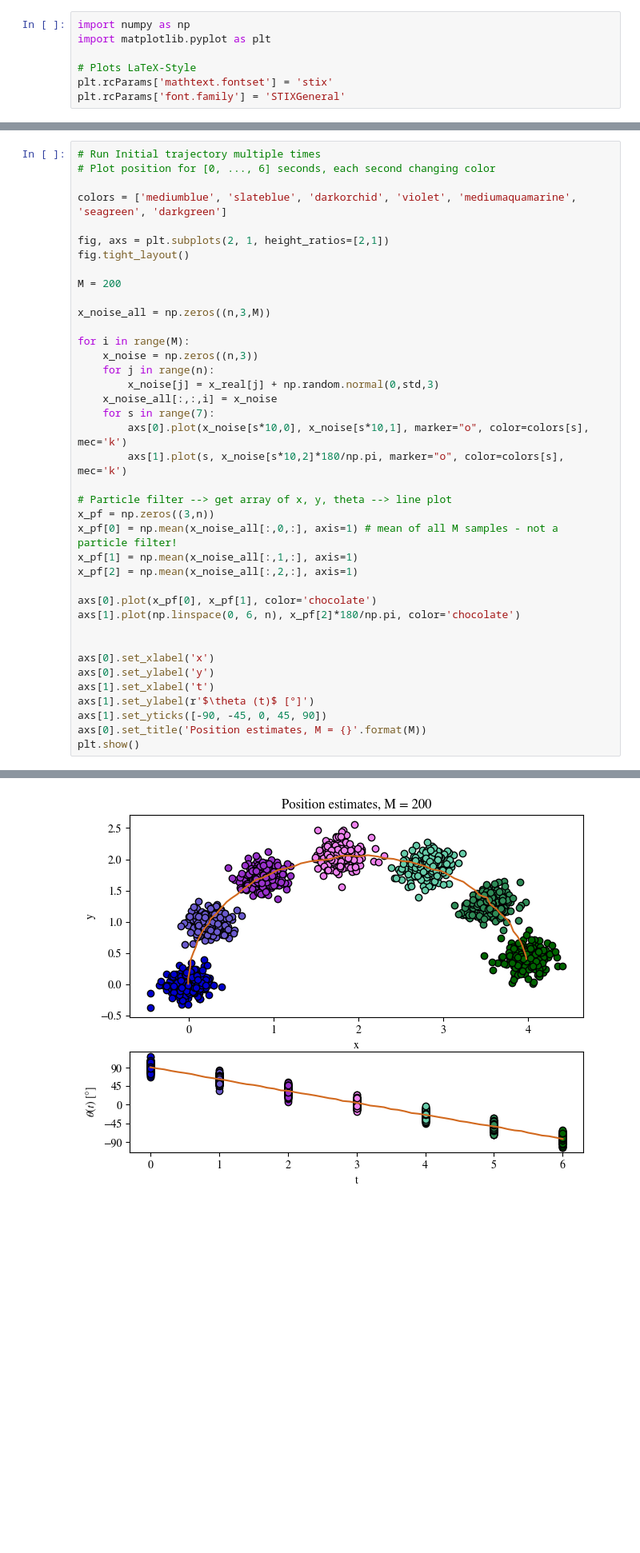
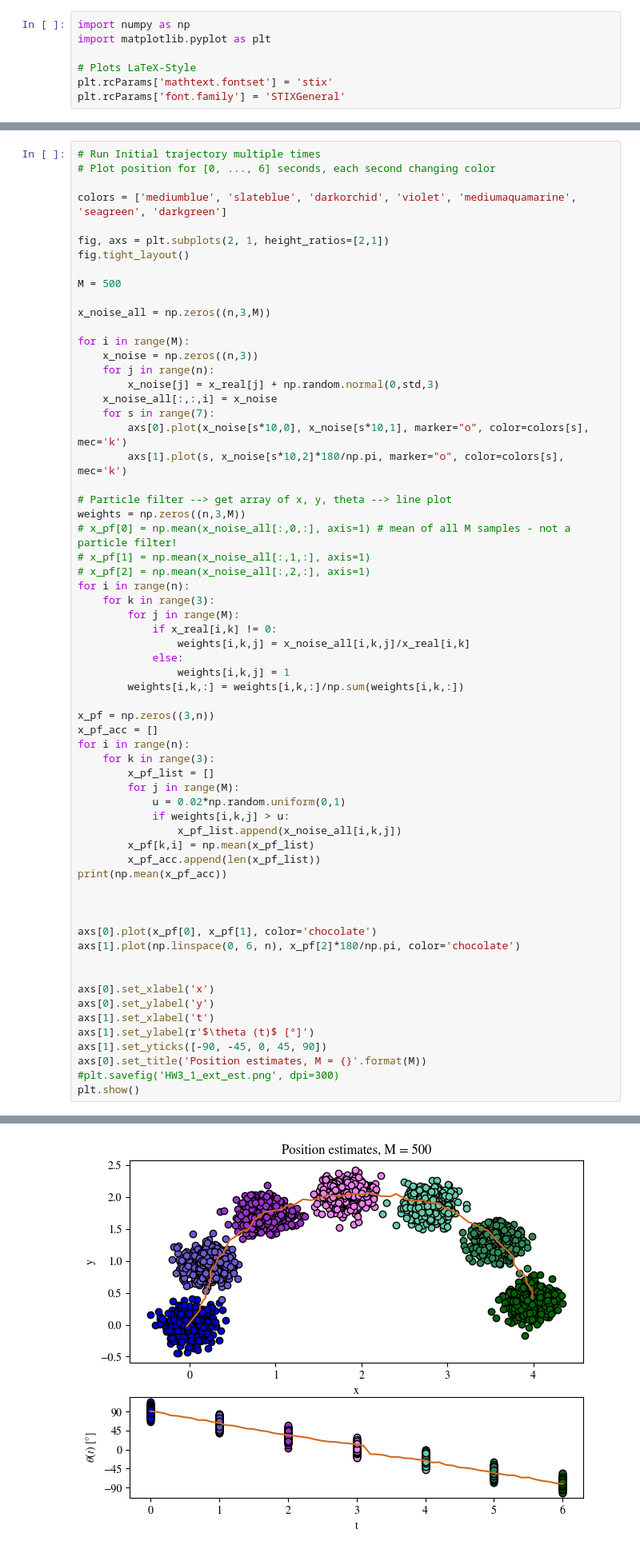
Before and after one commit to sirojc/me455-active-learning, a Jupyter notebook: HW3/Problem 1/HW3_1_ext_est.ipynb, the cells around one changed output, grey strips where cells are left out. Shown: that part at 80% size. Cells and saved outputs as stored; diff of their text form; blank space fills up the shorter version.

Commit message:
HW3 P1 solved, weights right?

```diff
--- a/HW3/Problem 1/HW3_1_ext_est.ipynb
+++ b/HW3/Problem 1/HW3_1_ext_est.ipynb
@@ -40,7 +40,7 @@ colors = ['mediumblue', 'slateblue', 'darkorchid', 'violet', 'mediumaquamarine',
 fig, axs = plt.subplots(2, 1, height_ratios=[2,1])
 fig.tight_layout()
 
-M = 200
+M = 500
 
 x_noise_all = np.zeros((n,3,M))
 
@@ -54,10 +54,33 @@ for i in range(M):
         axs[1].plot(s, x_noise[s*10,2]*180/np.pi, marker="o", color=colors[s], mec='k')
 
 # Particle filter --> get array of x, y, theta --> line plot
+weights = np.zeros((n,3,M))
+# x_pf[0] = np.mean(x_noise_all[:,0,:], axis=1) # mean of all M samples - not a particle filter!
+# x_pf[1] = np.mean(x_noise_all[:,1,:], axis=1)
+# x_pf[2] = np.mean(x_noise_all[:,2,:], axis=1)
+for i in range(n):
+    for k in range(3):
+        for j in range(M):
+            if x_real[i,k] != 0:
+                weights[i,k,j] = x_noise_all[i,k,j]/x_real[i,k]
+            else:
+                weights[i,k,j] = 1
+        weights[i,k,:] = weights[i,k,:]/np.sum(weights[i,k,:])
+
 x_pf = np.zeros((3,n))
-x_pf[0] = np.mean(x_noise_all[:,0,:], axis=1) # mean of all M samples - not a particle filter!
-x_pf[1] = np.mean(x_noise_all[:,1,:], axis=1)
-x_pf[2] = np.mean(x_noise_all[:,2,:], axis=1)
+x_pf_acc = []
+for i in range(n):
+    for k in range(3):
+        x_pf_list = []
+        for j in range(M):
+            u = 0.02*np.random.uniform(0,1)
+            if weights[i,k,j] > u:
+                x_pf_list.append(x_noise_all[i,k,j])
+        x_pf[k,i] = np.mean(x_pf_list)
+        x_pf_acc.append(len(x_pf_list))
+print(np.mean(x_pf_acc))
+
+
 
 axs[0].plot(x_pf[0], x_pf[1], color='chocolate')
 axs[1].plot(np.linspace(0, 6, n), x_pf[2]*180/np.pi, color='chocolate')
@@ -69,5 +92,6 @@ axs[1].set_xlabel('t')
 axs[1].set_ylabel(r'$\theta (t)$ [°]')
 axs[1].set_yticks([-90, -45, 0, 45, 90])
 axs[0].set_title('Position estimates, M = {}'.format(M))
+#plt.savefig('HW3_1_ext_est.png', dpi=300)
 plt.show()
 # %% [output]
@@ -74 +99 @@ plt.show()
-[figure, old version]
+[figure, new version]
```
Also changed, not shown: parts of 1 cell of this notebook, 3 other files.
